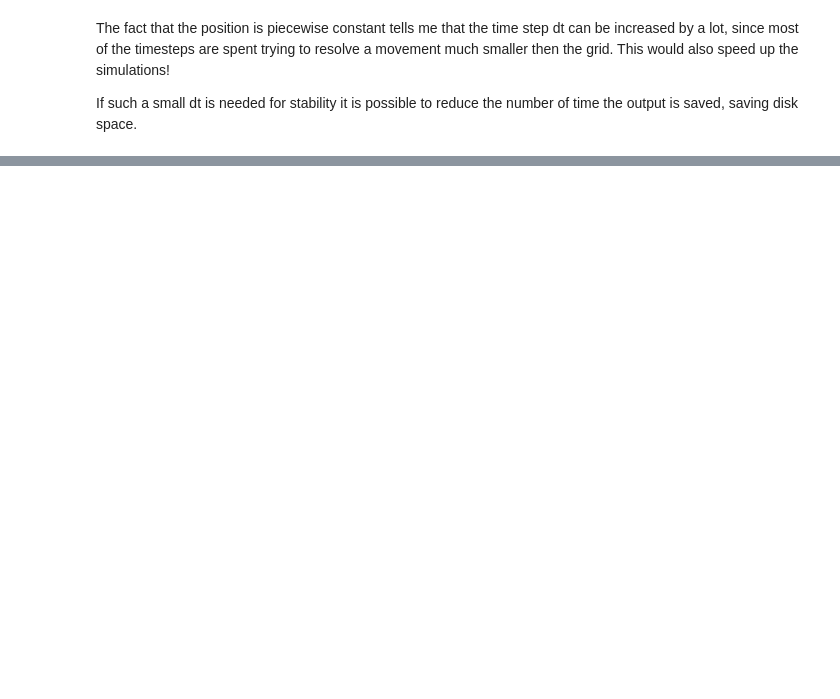
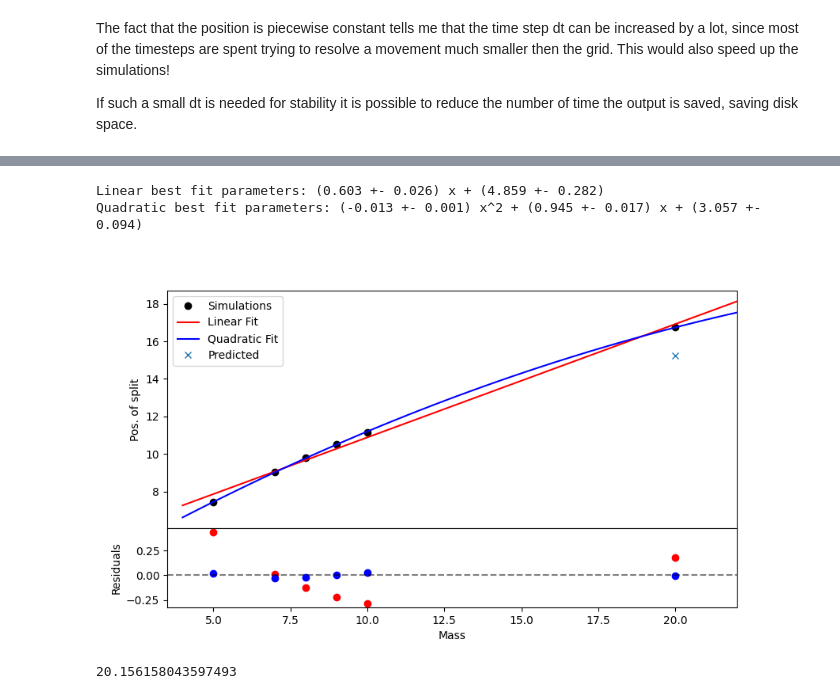
Before and after one commit to LoreCip/LQG-BH-Collapse, a Jupyter notebook: PostProcessing/split.ipynb, the cells around one changed output, grey strips where cells are left out. Drawn from its saved outputs; the diff is of its cells as text; code cells hidden in the pictures; blank space fills up the shorter version.

```diff
--- a/PostProcessing/split.ipynb
+++ b/PostProcessing/split.ipynb
@@ -94,0 +77,13 @@ IndexError: index 1129 is out of bounds for axis 0 with size 561
+# %%
+first_index = []
+peak_pos = []
+time_pos = []
+
+for id in ms:
+    for i in range(len(second_peak[id][:,1])):
+        if not np.isnan(second_peak[id][i,1]):
+            print(f'm = {id}; time = {second_peak[id][i,0]}, position = {second_peak[id][i,1]}, index = {i}')
+            first_index.append(i)
+            peak_pos.append(second_peak[id][i,1])
+            time_pos.append(second_peak[id][i,0])
+            break
@@ -94,0 +97,67 @@ IndexError: index 1129 is out of bounds for axis 0 with size 561
+# %%
+from scipy.optimize import curve_fit
+def lin(x, a, b):
+    return a*x + b
+def quad(x, a, b, c):
+    return a*x**2 + b*x + c
+
+peak_pos = np.array(peak_pos)
+ms = np.array(ms)
+
+lopt, lcov = curve_fit(lin, ms, peak_pos)
+qopt, qcov = curve_fit(quad, ms, peak_pos)
+mm = np.linspace(0.8*ms[0], 1.1*ms[-1])
+
+fig = plt.figure(figsize=(9,5))
+frame1=fig.add_axes((.1,.3,.8,.6))
+
+plt.plot(ms, peak_pos,   'o', color = 'k', label = 'Simulations')
+plt.plot(mm, lin(mm, *lopt) , color = 'r', label = 'Linear Fit')
+plt.plot(mm, quad(mm, *qopt), color = 'b', label = 'Quadratic Fit')
+
+plt.plot([20, 40], [15.226,20.156], 'x', label = 'Predicted')
+
+plt.ylabel('Pos. of split')
+
+plt.xlim(0.7*ms[0], 1.1*ms[-1])
+
+plt.xticks([])
+plt.legend()
+
+frame2=fig.add_axes((.1,.1,.8,.2))
+
+plt.axhline(0, ls = '--', color = 'k', alpha = 0.5)
+plt.scatter(ms, lin(ms, *lopt) - peak_pos,  color = 'r')
+plt.scatter(ms, quad(ms, *qopt) - peak_pos, color = 'b')
+
+plt.xlabel('Mass')
+plt.ylabel('Residuals')
+
+plt.xlim(0.7*ms[0], 1.1*ms[-1])
+
+s_lcov = np.round(np.sqrt(np.diagonal(lcov)), 3)
+s_qcov = np.round(np.sqrt(np.diagonal(qcov)), 3)
+
+text_lin = f"Linear best fit parameters: ({np.round(lopt[0],3)} +- {s_lcov[0]}) x + ({np.round(lopt[1],3)} +- {s_lcov[1]})"
+text_quad = f"Quadratic best fit parameters: ({np.round(qopt[0],3)} +- {s_qcov[0]}) x^2 + ({np.round(qopt[1],3)} +- {s_qcov[1]}) x + ({np.round(qopt[2],3)} +- {s_qcov[2]})"
+
+print(text_lin)
+print(text_quad)
+print()
+
+# def Rsquared(fun, ms, peak_pos, par):
+#     return 1 - np.sum(np.power(fun(ms, *par) - peak_pos, 2)) / np.sum(np.power(peak_pos, 2) - np.mean(peak_pos))
+
+# R2_lin = Rsquared(lin, ms, peak_pos, lopt)
+# R2_quad = Rsquared(quad, ms, peak_pos, qopt)
+
+# print(f"R^2 linear fit: {R2_lin}")
+# print(f"R^2 quadratic fit: {R2_quad}")
+# %% [output]
+Linear best fit parameters: (0.603 +- 0.026) x + (4.859 +- 0.282)
+Quadratic best fit parameters: (-0.013 +- 0.001) x^2 + (0.945 +- 0.017) x + (3.057 +- 0.094)
+[figure, added]
+# %%
+quad(40, *qopt)
+# %% [output]
+20.156158043597493
```
Also changed, not shown: parts of 7 cells of this notebook, 6 other files.
